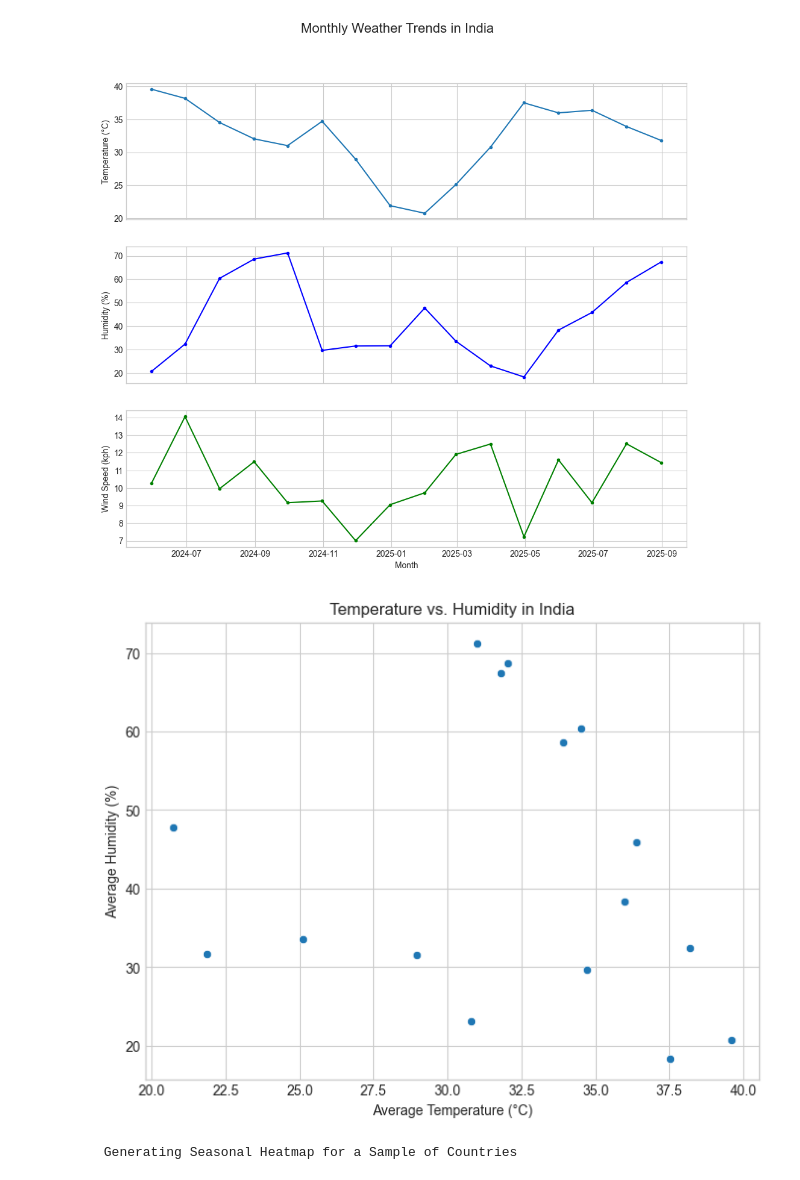
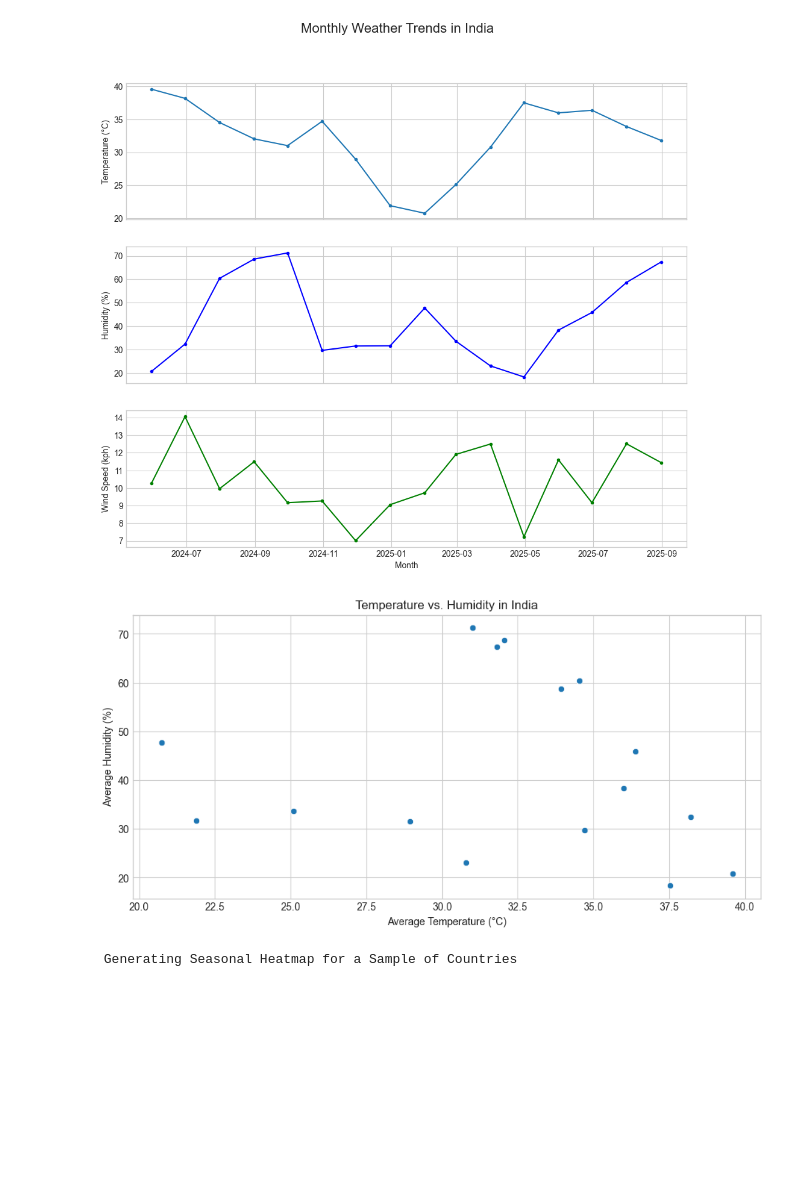
Before and after one commit to kushmita-yadav/DV-Climatescope-Kushmita, a Jupyter notebook: mls-1.climatescope.ipynb, the cells around one changed output. Saved outputs shown, nothing was run; the diff lists cells and outputs as text; code cells hidden in the pictures; blank space fills up the shorter version.

```diff
--- a/mls-1.climatescope.ipynb
+++ b/mls-1.climatescope.ipynb
@@ -497,15 +496,15 @@ plt.show()
 [figure]
 # %%
 # Scatter plot for Temperature vs. Humidity relationship
-plt.figure(figsize=(8, 6))
+plt.figure(figsize=(11, 5))
 sns.scatterplot(data=country_data, x='temperature_celsius', y='humidity')
 plt.title(f'Temperature vs. Humidity in {country_to_analyze}')
 plt.xlabel('Average Temperature (°C)')
 plt.ylabel('Average Humidity (%)')
 plt.grid(True)
 plt.show()
 # %% [output]
-[figure, old version]
+[figure, new version]
 # %%
 # C. Heatmap (Advanced Seasonal Pattern Comparison)
 # This compares monthly temperatures across a few sample countries.
```
Also changed, not shown: parts of 9 cells of this notebook.
